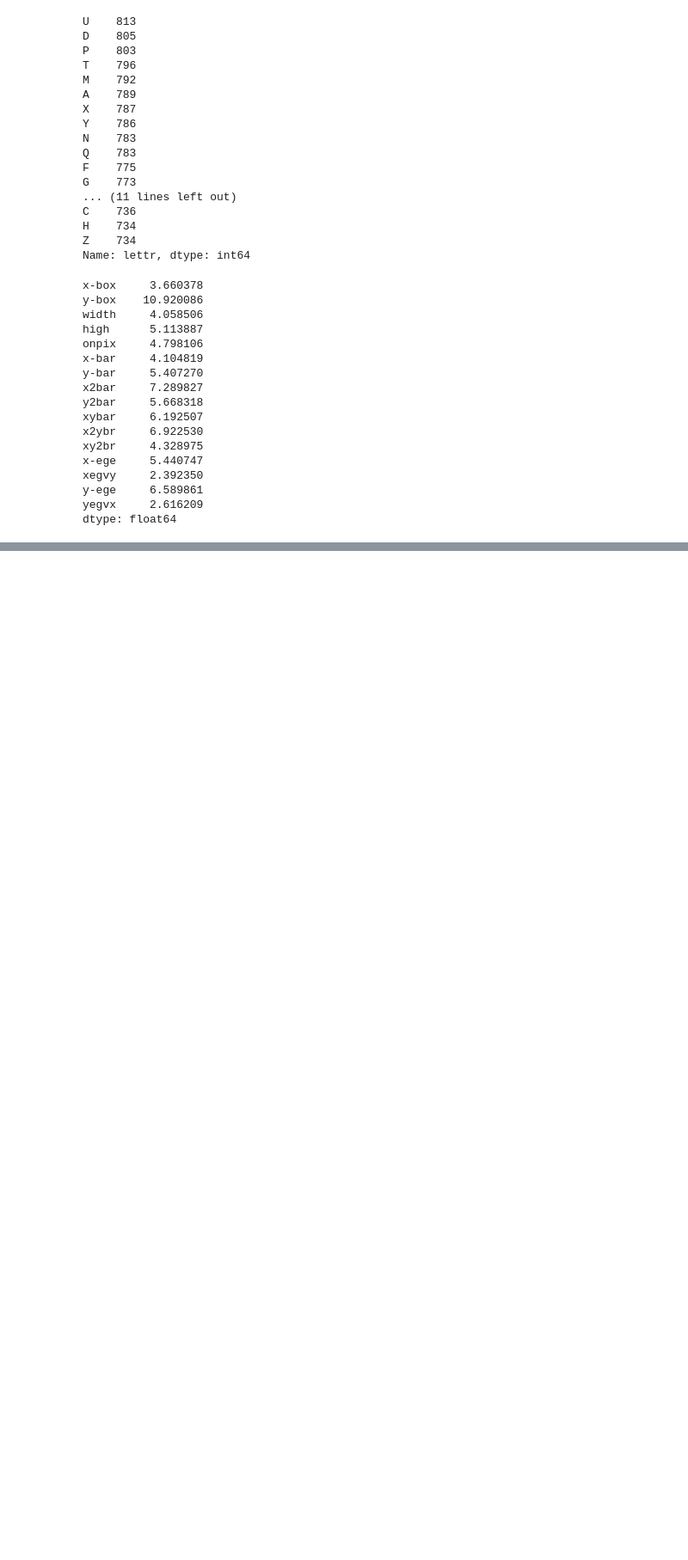
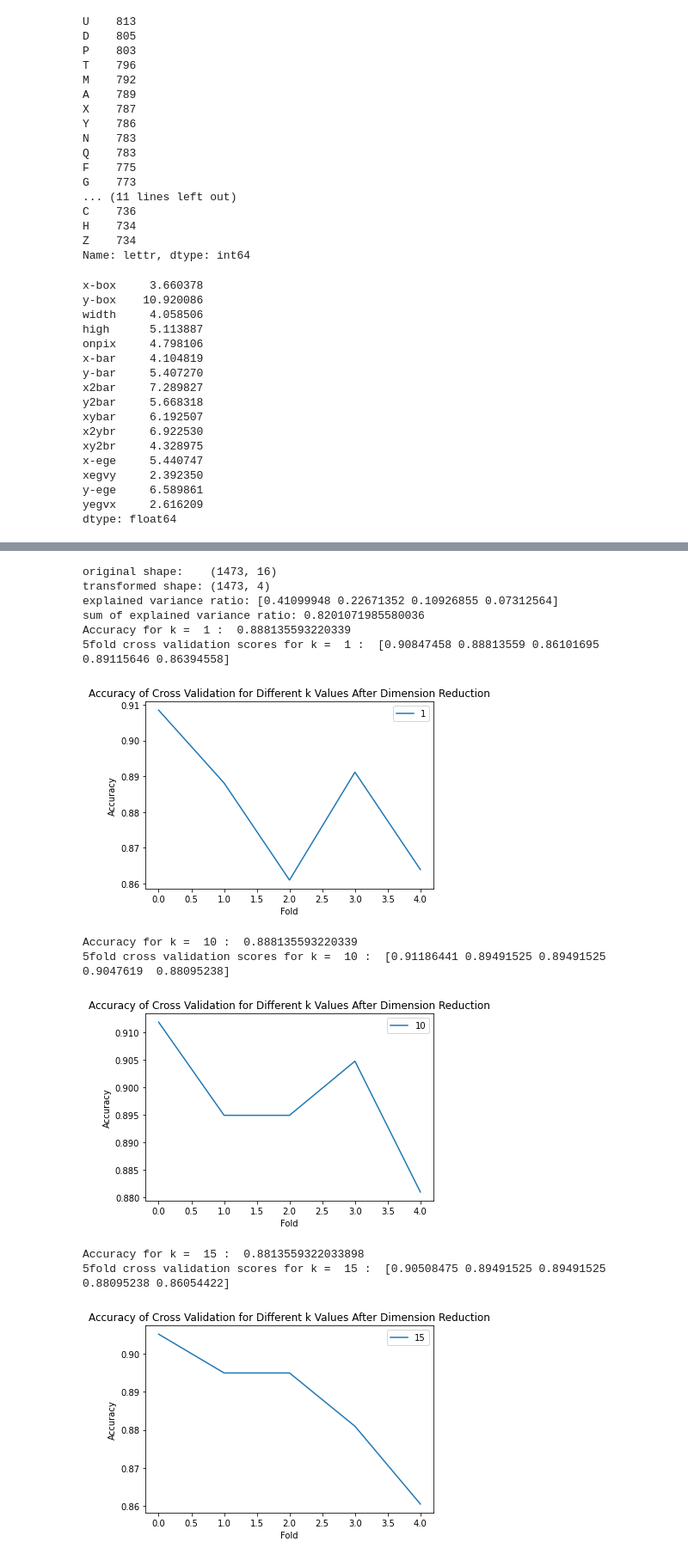
Before and after one commit to bendjko/514A-Programming-Assignment-2, a Jupyter notebook: main.ipynb, the cells around one changed output, grey strips where cells are left out. Shown at 86% size. Drawn from its saved outputs; the diff is of its cells as text; code cells hidden in the pictures; blank space fills up the shorter version.

```diff
--- a/main.ipynb
+++ b/main.ipynb
@@ -125,0 +322,45 @@ dtype: float64
+# %%
+pca = PCA(n_components=4)
+pca.fit(X)
+X_pca = pca.transform(X)
+print("original shape:   ", X.shape)
+print("transformed shape:", X_pca.shape)
+print("explained variance ratio:", pca.explained_variance_ratio_)
+print("sum of explained variance ratio:", sum(pca.explained_variance_ratio_))
+
+# split data into training and testing
+X_train, X_test, y_train, y_test = train_test_split(X_pca, y, test_size=0.20)
+
+#test different k values
+k_values = [1, 5, 10, 15, 20]
+
+for i in k_values:
+    clf = KNeighborsClassifier(n_neighbors=i)
+    clf.fit(X_train, y_train)
+    y_pred = clf.predict(X_test)
+    print("Accuracy for k = ", i, ": ", accuracy_score(y_test, y_pred))
+    # 5fold cross validation
+    scores = cross_val_score(clf, X_pca, y, cv=5)
+    print("5fold cross validation scores for k = ", i, ": ", scores)
+    #plot accuracy of cross validation for each fold
+    # show k in the plot
+    plt.plot(scores, label=i)
+    plt.legend()
+    plt.xlabel("Fold")
+    plt.ylabel("Accuracy")
+    plt.title("Accuracy of Cross Validation for Different k Values After Dimension Reduction")
+    plt.show()
+# %% [output]
+original shape:    (1473, 16)
+transformed shape: (1473, 4)
+explained variance ratio: [0.41099948 0.22671352 0.10926855 0.07312564]
+sum of explained variance ratio: 0.8201071985580036
+Accuracy for k =  1 :  0.888135593220339
+5fold cross validation scores for k =  1 :  [0.90847458 0.88813559 0.86101695 0.89115646 0.86394558]
+[figure, added]
+Accuracy for k =  10 :  0.888135593220339
+5fold cross validation scores for k =  10 :  [0.91186441 0.89491525 0.89491525 0.9047619  0.88095238]
+[figure, added]
+Accuracy for k =  15 :  0.8813559322033898
+5fold cross validation scores for k =  15 :  [0.90508475 0.89491525 0.89491525 0.88095238 0.86054422]
+[figure, added]
```
Also changed, not shown: parts of 22 cells of this notebook, 1 other file.
